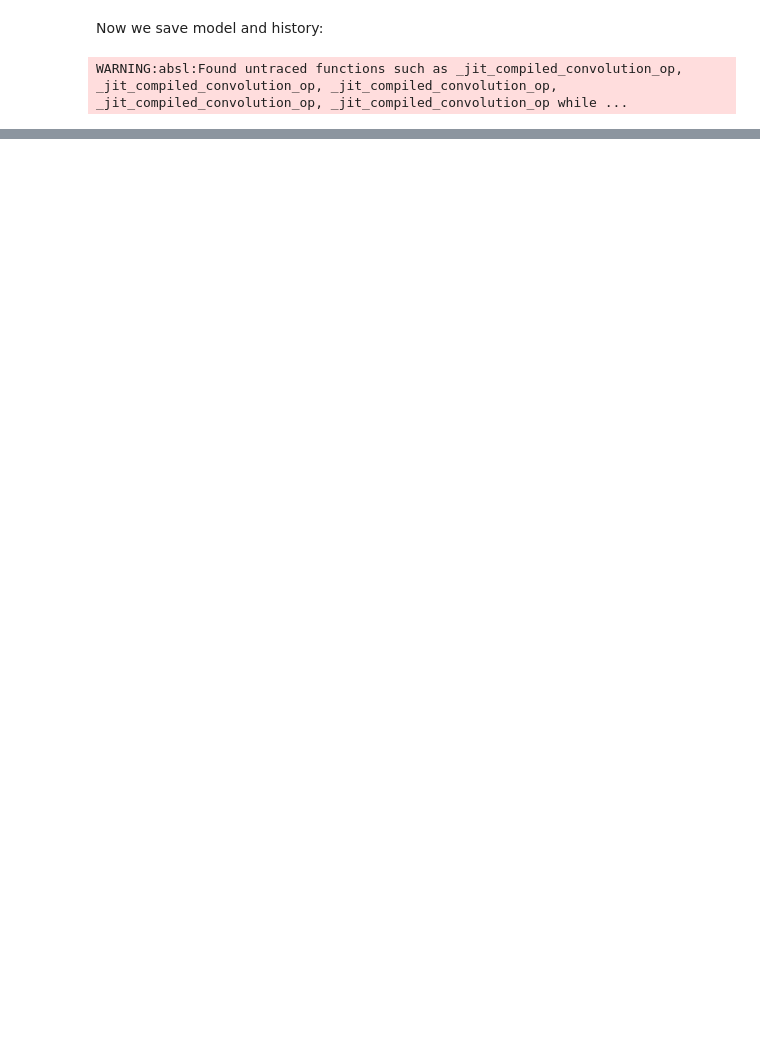
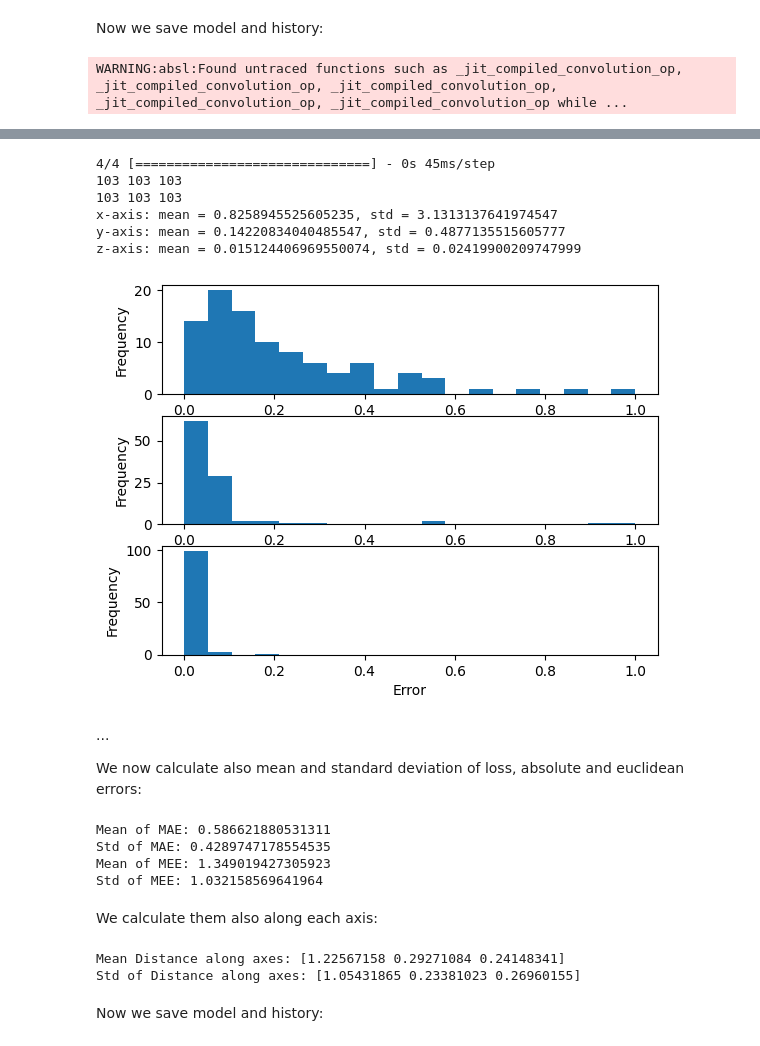
Before and after one commit to Servat0r/Robotics-Project, a Jupyter notebook: notebooks/DataAugmentedFinetunedVGG.ipynb, the cells around one changed output, grey strips where cells are left out. Drawn from its saved outputs; the diff is of its cells as text; code cells hidden in the pictures; blank space fills up the shorter version.

```diff
--- a/notebooks/DataAugmentedFinetunedVGG.ipynb
+++ b/notebooks/DataAugmentedFinetunedVGG.ipynb
@@ -334,0 +421,40 @@ del model
+# %%
+epsilon = 1e-8
+predictions = model.predict(eval_images)
+plot_relative_errors(predictions, eval_tip_pos, epsilon, max_error=1, nbins=20)
+# %% [output]
+4/4 [==============================] - 0s 45ms/step
+103 103 103
+103 103 103
+x-axis: mean = 0.8258945525605235, std = 3.1313137641974547
+y-axis: mean = 0.14220834040485547, std = 0.4877135515605777
+z-axis: mean = 0.015124406969550074, std = 0.02419900209747999
+[figure, added]
+# %% [markdown]
+...
+
+We now calculate also mean and standard deviation of loss, absolute and euclidean errors:
+# %%
+mean_absolute_errors = tf.keras.metrics.mean_absolute_error(eval_tip_pos, predictions).numpy()
+print(f'Mean of MAE: {np.mean(mean_absolute_errors)}')
+print(f'Std of MAE: {np.std(mean_absolute_errors)}')
+
+mean_euclidean_errors = mean_euclidean_error(eval_tip_pos, predictions).numpy()
+print(f'Mean of MEE: {np.mean(mean_euclidean_errors)}')
+print(f'Std of MEE: {np.std(mean_euclidean_errors)}')
+# %% [output]
+Mean of MAE: 0.586621880531311
+Std of MAE: 0.4289747178554535
+Mean of MEE: 1.349019427305923
+Std of MEE: 1.032158569641964
+# %% [markdown]
+We calculate them also along each axis:
+# %%
+distances = np.abs(eval_tip_pos - predictions)
+print(f'Mean Distance along axes: {np.mean(distances, axis=0)}')
+print(f'Std of Distance along axes: {np.std(distances, axis=0)}')
+# %% [output]
+Mean Distance along axes: [1.22567158 0.29271084 0.24148341]
+Std of Distance along axes: [1.05431865 0.23381023 0.26960155]
+# %% [markdown]
+Now we save model and history:
```
Also changed, not shown: parts of 27 cells of this notebook, 9 other files.
